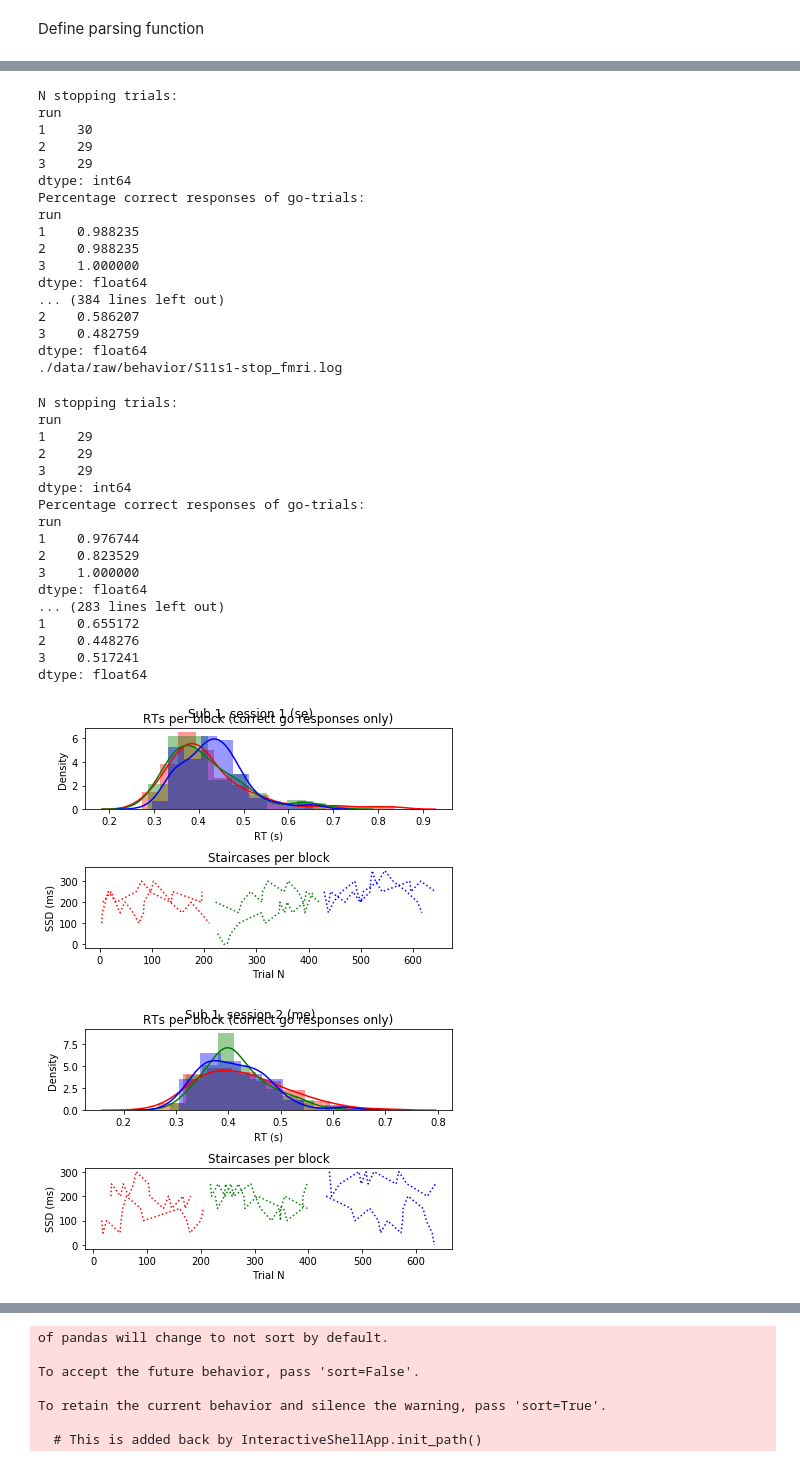
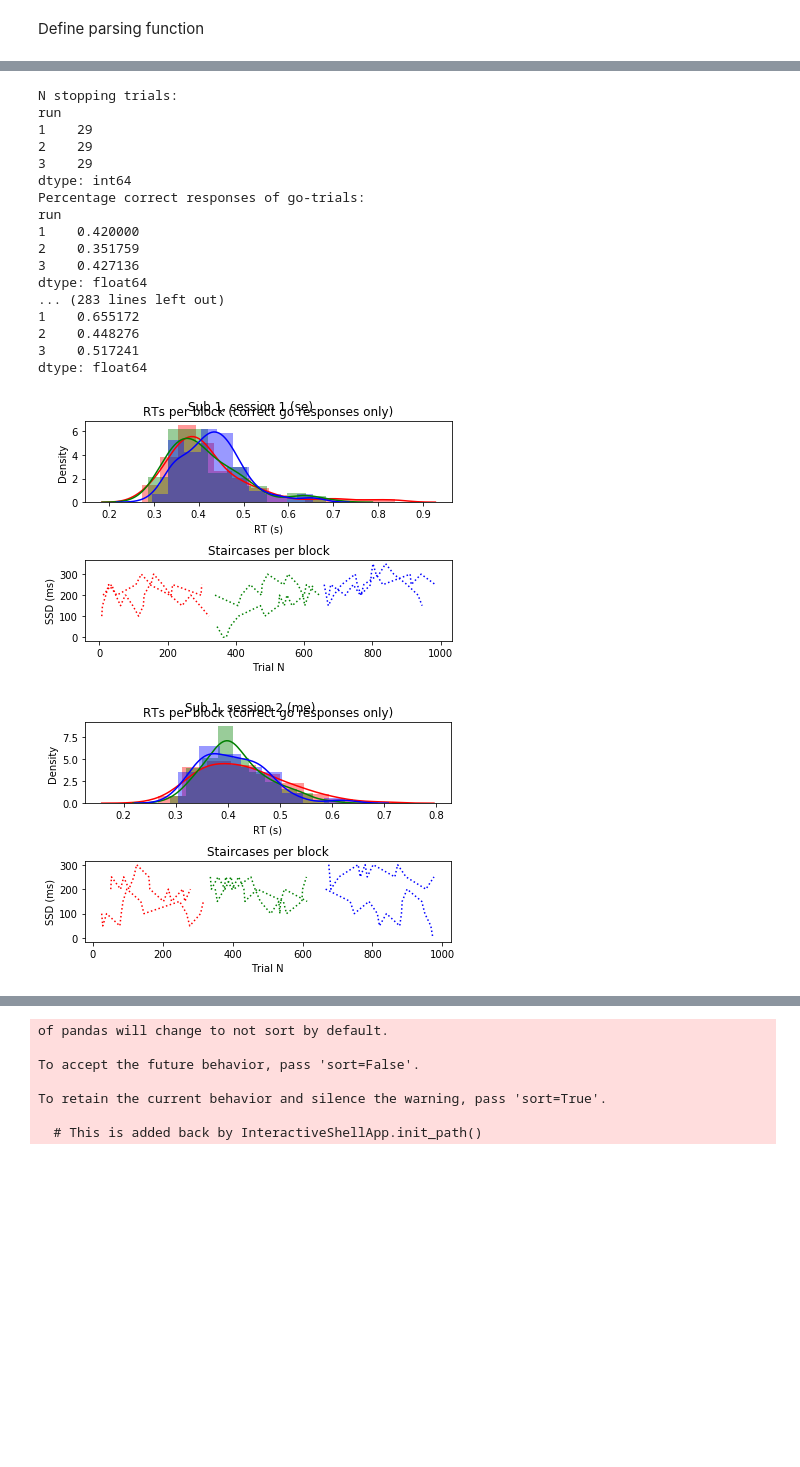
Before and after one commit to StevenM1/fMRI_protocol_comparison_se_me, a Jupyter notebook: pipeline_1c_behavior_raw2bids.ipynb, the cells around one changed output, grey strips where cells are left out. Cells and saved outputs as stored; diff of their text form; code cells hidden in the pictures; blank space fills up the shorter version.

```diff
--- a/pipeline_1c_behavior_raw2bids.ipynb
+++ b/pipeline_1c_behavior_raw2bids.ipynb
@@ -41,5 +72,6 @@ Define parsing function
 # %%
 # fn = './data/raw/behavior/S1s1-stop_fmri.log'
+import re
 
 def parse_log_file(fn, session_type, out_dir='./data/deriv/fmriprep', log=None, save=True, return_long=True, return_wide=True):
     # out_dir should be the root folder of the bids structure
@@ -72,7 +104,7 @@ def parse_log_file(fn, session_type, out_dir='./data/deriv/fmriprep', log=None,
     # remove pulses, remove fixation cross
     log = log.loc[log['Code'] != '255']
     fix_cross_idx = log['Code'].apply(lambda x: 'fixation' in str(x))
-    log = log.loc[~fix_cross_idx]
+#    log = log.loc[~fix_cross_idx]
 
     def get_jitter(x):
         # gets trial type + jitter code
@@ -86,10 +118,26 @@ def parse_log_file(fn, session_type, out_dir='./data/deriv/fmriprep', log=None,
                 return 'go'
             elif 'STOP_1' in x or 'STOP_2' in x:
                 return 'stop'
+            elif 'fixation_' in x:
+                return 'fixation_cross'
 
         return np.nan
 
+    def get_stimulus_direction(x):
+        try:
+            float(x)
+            return np.nan
+        except ValueError:
+            if x.split('_')[-2] == '-1':
+                return 'left'
+            else:
+                return 'right'
+
     log['trial_type'] = log['Code'].apply(lambda x: get_trial_type(x))
+    log.loc[fix_cross_idx, 'Code'] = '1_1_1_1_1_1_1'  # make sure fixation crosses are excluded from 'Code' now
+    log['stimulus_direction'] = log['Code'].apply(lambda x: get_stimulus_direction(x))
+    log['required_response_direction'] = 'response_' + log.stimulus_direction
+
 
     # Get responses
     responses = log.loc[(log['Event Type'] == 'Response')].copy()
@@ -101,16 +149,17 @@ def parse_log_file(fn, session_type, out_dir='./data/deriv/fmriprep', log=None,
     log['event_type'] = np.nan
     log.loc[pd.isnull(log['trial_type']), 'event_type'] = log.loc[pd.isnull(log['trial_type']), 'response_direction']
     log.loc[log['trial_type'] == 'go', 'event_type'] = 'go_trial'
+    log.loc[(log['event_type'] == 'go_trial') & (log.response_direction != log.required_response_direction), 'event_type'] = 'go_error'
     log.loc[(log['trial_type'] == 'stop') & pd.isnull(log['Time_response']), 'event_type'] = 'successful_stop'
     log.loc[(log['trial_type'] == 'stop') & pd.notnull(log['Time_response']), 'event_type'] = 'failed_stop'
+    log.loc[(log['trial_type'] == 'fixation_cross'), 'event_type'] = 'fixation_cross'
     log['jitter'] = log['Code'].apply(lambda x: get_jitter(x))  # Jitter?
     log['event_type_jitter'] = log['event_type'].map(str) + '_' + log['jitter'].map(str)
 
-    # make some prettier stuff
+    # Fix trial count
     log['Trial'] = log['Trial']/2
 
     # per-subject adjustments here
-    import re
     regx = re.compile('.*S(?P<sub>[0-9]+)s(?P<sesn>[0-9]+)-stop_*')
     grd = regx.match(fn).groupdict()
     sub = str(grd['sub']).zfill(2)
@@ -249,7 +298,7 @@ out_dir = './data/deriv/fmriprep/'
 for fn, ses in behav_data_dict.items():
     print(fn)
     get_behavioral_descriptives(fn = fn, plot_save_fn=fn.replace('.log', '_behav.png'),
-                                save=True, out_dir=out_dir, log=None, return_long=False, return_wide=True,
+                                save=False, out_dir=out_dir, log=None, return_long=False, return_wide=True,
                                 session_type=ses)
 # %% [output]
 35
@@ -257,36 +321,19 @@ for fn, ses in behav_data_dict.items():
 N stopping trials:
 run
-1    30
+1    29
 2    29
 3    29
 dtype: int64
 Percentage correct responses of go-trials:
 run
-1    0.988235
-2    0.988235
-3    1.000000
+1    0.420000
+2    0.351759
+3    0.427136
 dtype: float64
-... (384 lines left out)
-2    0.586207
-3    0.482759
+... (283 lines left out)
+1    0.655172
+2    0.448276
+3    0.517241
 dtype: float64
-./data/raw/behavior/S11s1-stop_fmri.log
-N stopping trials:
-run
-1    29
-2    29
-3    29
-dtype: int64
-Percentage correct responses of go-trials:
-run
-1    0.976744
-2    0.823529
-3    1.000000
-dtype: float64
-... (283 lines left out)
-1    0.655172
-2    0.448276
-3    0.517241
-dtype: float64
-[figure, old version]
+[figure, new version]
-[figure, old version]
+[figure, new version]
```
Also changed, not shown: parts of 26 cells of this notebook, 9 other files.
